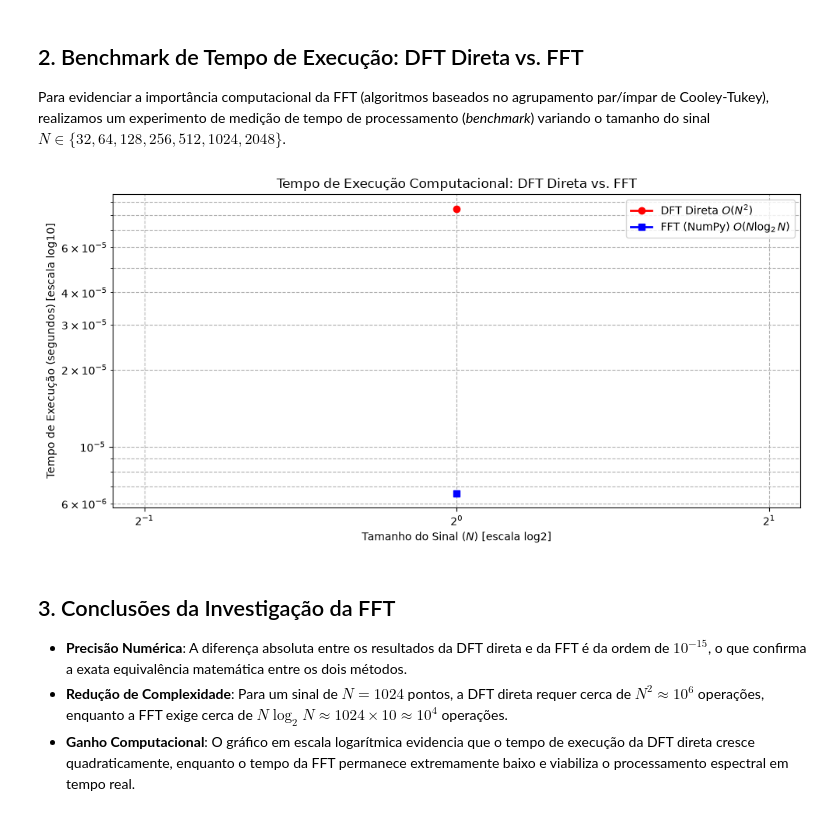
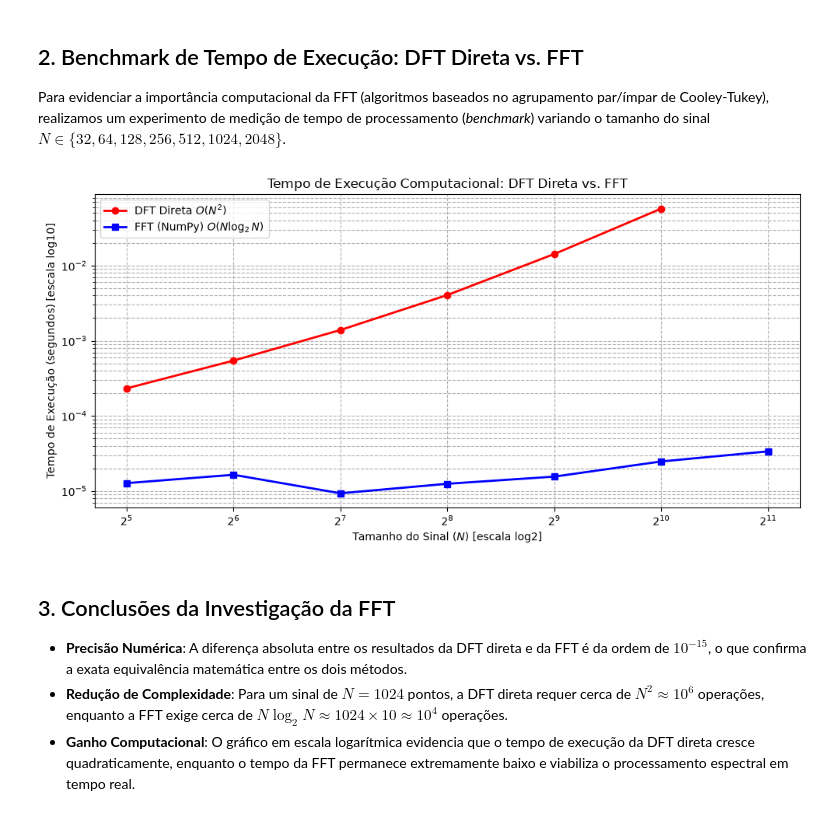
Before and after one commit to tacitojuno/pds-estudo-dirigido, a Jupyter notebook: parte_2/04_fft/simulacao/simulacao_fft.ipynb, the cells around one changed output. Saved outputs shown, nothing was run; the diff lists cells and outputs as text; code cells hidden in the pictures.

```diff
--- a/parte_2/04_fft/simulacao/simulacao_fft.ipynb
+++ b/parte_2/04_fft/simulacao/simulacao_fft.ipynb
@@ -71,7 +71,7 @@ Erro máximo absoluto entre DFT Direta e FFT (N=64): 3.46e-13
 Para evidenciar a importância computacional da FFT (algoritmos baseados no agrupamento par/ímpar de Cooley-Tukey), realizamos um experimento de medição de tempo de processamento (*benchmark*) variando o tamanho do sinal $N \in \{32, 64, 128, 256, 512, 1024, 2048\}$.
 # %%
 # Valores de N para o teste de desempenho
-valores_N = [1]
+valores_N = [32, 64, 128, 256, 512, 1024, 2048]
 tempos_dft = []
 tempos_fft = []
 
@@ -90,34 +90,34 @@ for N_i in valores_N:
 
     # 2. Medição do tempo da FFT (média de 100 execuções para maior precisão)
     t0 = time.perf_counter()
     for _ in range(100):
         _ = np.fft.fft(sinal)
     t1 = time.perf_counter()
     tempos_fft.append((t1 - t0) / 100.0)
 
 # 3. Plotagem em escala logarítmica
 fig2, ax = plt.subplots(figsize=(10, 5))
 
 # Filtragem de valores para a curva da DFT
 valid_N_dft = [N_i for N_i, t in zip(valores_N, tempos_dft) if t is not None]
 valid_t_dft = [t for t in tempos_dft if t is not None]
 
 ax.plot(valid_N_dft, valid_t_dft, 'o-', color='red', linewidth=2, label=r'DFT Direta $O(N^2)$')
 ax.plot(valores_N, tempos_fft, 's-', color='blue', linewidth=2, label=r'FFT (NumPy) $O(N \log_2 N)$')
 
 ax.set_xscale('log', base=2)
 ax.set_yscale('log')
 ax.set_title('Tempo de Execução Computacional: DFT Direta vs. FFT')
 ax.set_xlabel('Tamanho do Sinal ($N$) [escala log2]')
 ax.set_ylabel('Tempo de Execução (segundos) [escala log10]')
 ax.grid(True, which="both", ls="--")
 ax.legend()
 
 plt.tight_layout()
 fig2.savefig("grafico_tempo_execucao_fft.png")
 plt.show()
 # %% [output]
-[figure, old version]
+[figure, new version]
 # %% [markdown]
 ## 3. Conclusões da Investigação da FFT
 - **Precisão Numérica**: A diferença absoluta entre os resultados da DFT direta e da FFT é da ordem de $10^{-15}$, o que confirma a exata equivalência matemática entre os dois métodos.
```
Also changed, not shown: 1 other file.
